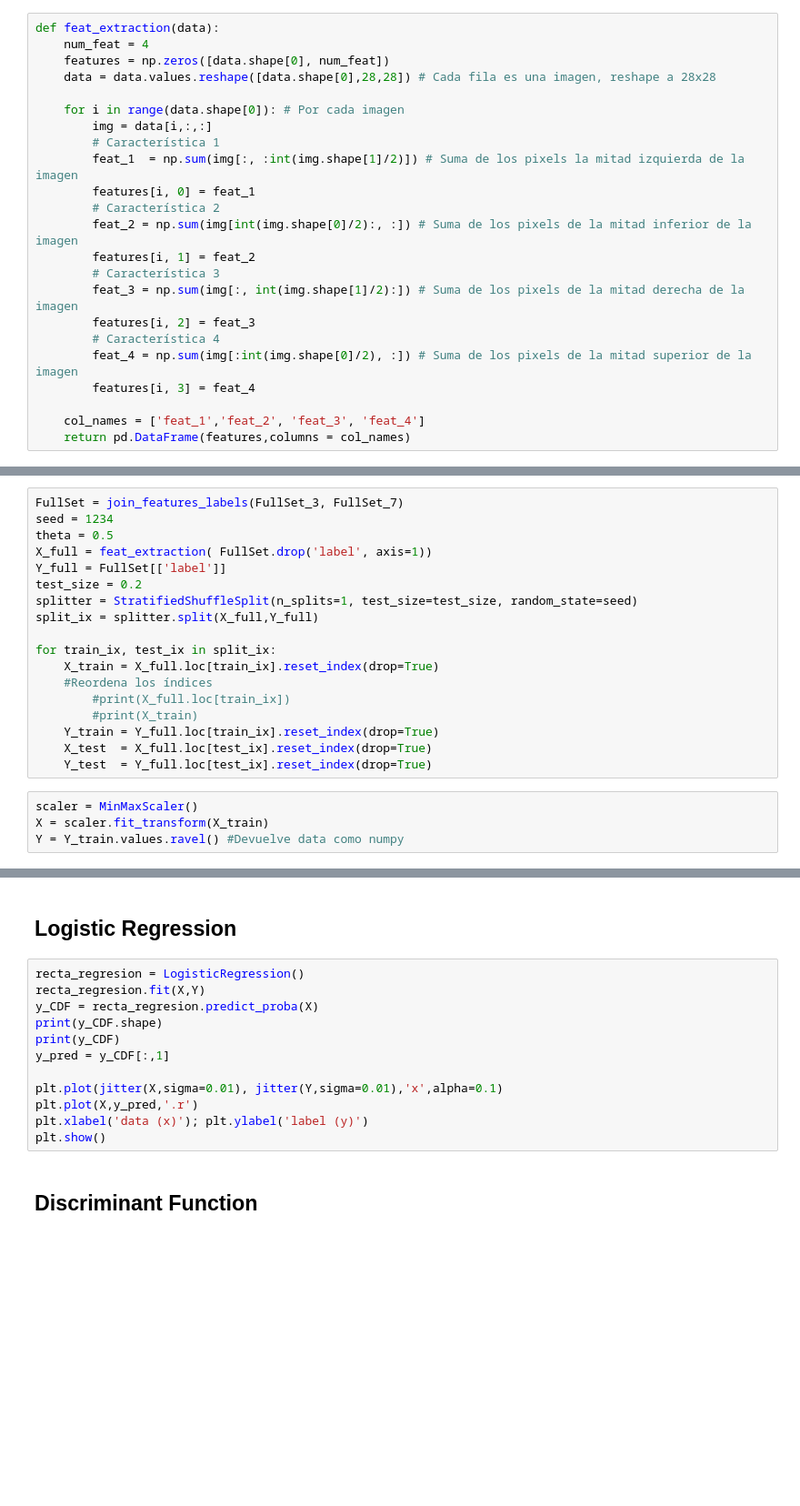
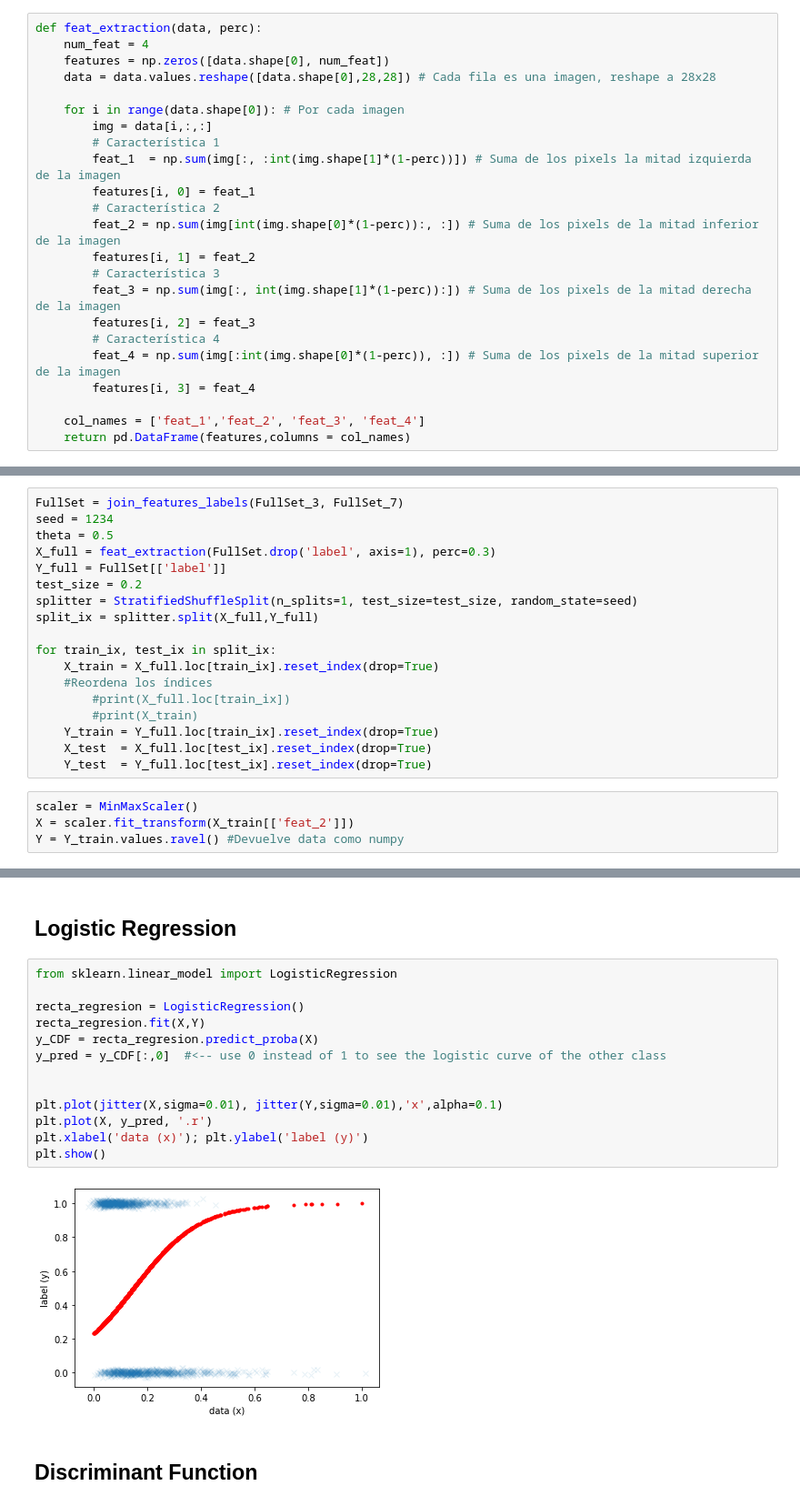
Before and after one commit to AndreaCastiella/MasterURJC, a Jupyter notebook: Ejercicio1.ipynb, the cells around one changed output, grey strips where cells are left out. Shown at 91% size. Cells and saved outputs as stored; diff of their text form; blank space fills up the shorter version.

```diff
--- a/Ejercicio1.ipynb
+++ b/Ejercicio1.ipynb
@@ -21,7 +22,7 @@ FullSet_7 = FullSet_7 / 255.0
 # %% [markdown]
 ## Función extracción de características
 # %%
-def feat_extraction(data):
+def feat_extraction(data, perc):
     num_feat = 4
     features = np.zeros([data.shape[0], num_feat])
     data = data.values.reshape([data.shape[0],28,28]) # Cada fila es una imagen, reshape a 28x28
@@ -29,16 +30,16 @@ def feat_extraction(data):
     for i in range(data.shape[0]): # Por cada imagen
         img = data[i,:,:]
         # Característica 1
-        feat_1  = np.sum(img[:, :int(img.shape[1]/2)]) # Suma de los pixels la mitad izquierda de la imagen
+        feat_1  = np.sum(img[:, :int(img.shape[1]*(1-perc))]) # Suma de los pixels la mitad izquierda de la imagen
         features[i, 0] = feat_1
         # Característica 2
-        feat_2 = np.sum(img[int(img.shape[0]/2):, :]) # Suma de los pixels de la mitad inferior de la imagen
+        feat_2 = np.sum(img[int(img.shape[0]*(1-perc)):, :]) # Suma de los pixels de la mitad inferior de la imagen
         features[i, 1] = feat_2
         # Característica 3
-        feat_3 = np.sum(img[:, int(img.shape[1]/2):]) # Suma de los pixels de la mitad derecha de la imagen
+        feat_3 = np.sum(img[:, int(img.shape[1]*(1-perc)):]) # Suma de los pixels de la mitad derecha de la imagen
         features[i, 2] = feat_3
         # Característica 4
-        feat_4 = np.sum(img[:int(img.shape[0]/2), :]) # Suma de los pixels de la mitad superior de la imagen
+        feat_4 = np.sum(img[:int(img.shape[0]*(1-perc)), :]) # Suma de los pixels de la mitad superior de la imagen
         features[i, 3] = feat_4
 
     col_names = ['feat_1','feat_2', 'feat_3', 'feat_4']
@@ -87,7 +88,7 @@ def join_features_labels(X0, X1):
 FullSet = join_features_labels(FullSet_3, FullSet_7)
 seed = 1234
 theta = 0.5
-X_full = feat_extraction( FullSet.drop('label', axis=1))
+X_full = feat_extraction(FullSet.drop('label', axis=1), perc=0.3)
 Y_full = FullSet[['label']]
 test_size = 0.2
 splitter = StratifiedShuffleSplit(n_splits=1, test_size=test_size, random_state=seed)
@@ -103,7 +104,7 @@ for train_ix, test_ix in split_ix:
     Y_test  = Y_full.loc[test_ix].reset_index(drop=True)
 # %%
 scaler = MinMaxScaler()
-X = scaler.fit_transform(X_train)
+X = scaler.fit_transform(X_train[['feat_2']])
 Y = Y_train.values.ravel() #Devuelve data como numpy
 # %%
 plt.plot(jitter(X,sigma=0.01), jitter(Y,sigma=0.01),'x',alpha=0.1)
@@ -112,17 +115,20 @@ plt.show()
 # %% [markdown]
 ## Logistic Regression
 # %%
+from sklearn.linear_model import LogisticRegression
+
 recta_regresion = LogisticRegression()
 recta_regresion.fit(X,Y)
 y_CDF = recta_regresion.predict_proba(X)
-print(y_CDF.shape)
-print(y_CDF)
-y_pred = y_CDF[:,1]
+y_pred = y_CDF[:,0]  #<-- use 0 instead of 1 to see the logistic curve of the other class
+
 
 plt.plot(jitter(X,sigma=0.01), jitter(Y,sigma=0.01),'x',alpha=0.1)
-plt.plot(X,y_pred,'.r')
+plt.plot(X, y_pred, '.r')
 plt.xlabel('data (x)'); plt.ylabel('label (y)')
 plt.show()
+# %% [output]
+[figure, added]
 # %% [markdown]
 ## Discriminant Function
 # %%
```
Also changed, not shown: parts of 3 cells of this notebook.
